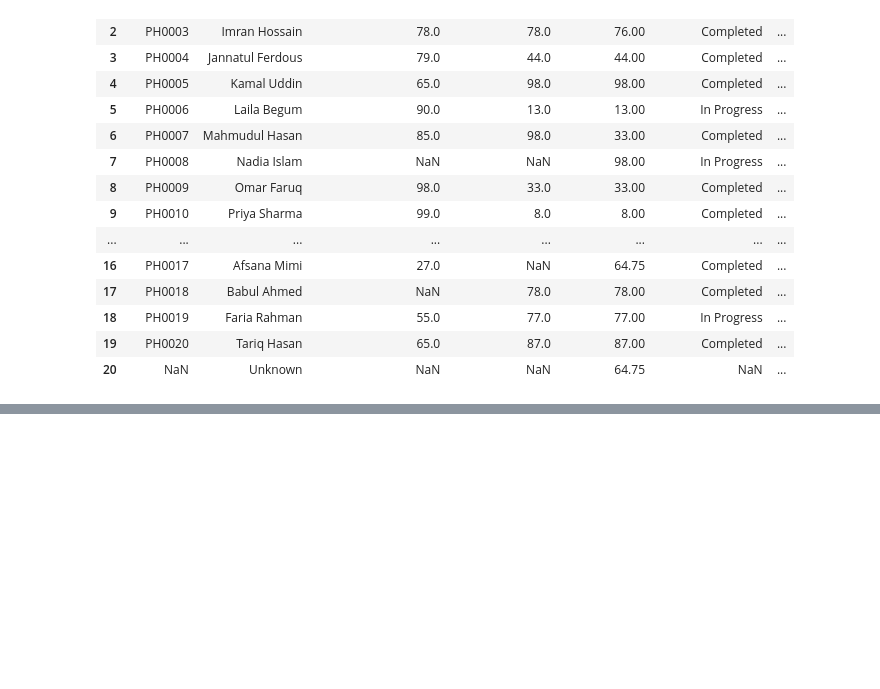
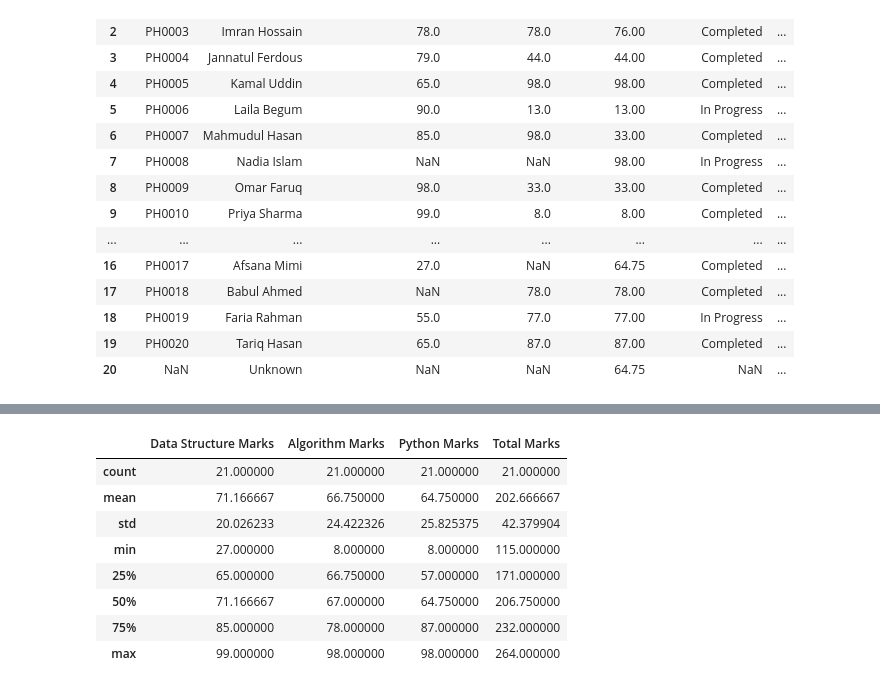
Before and after one commit to roybipro/AI-ML-learning-Phitron, a Jupyter notebook: Semister1/Module 12 :Pandas for Machine Learning/pandas2.ipynb, the cells around one changed output, grey strips where cells are left out. Cells and saved outputs as stored; diff of their text form; code cells hidden in the pictures; blank space fills up the shorter version.

```diff
--- a/Semister1/Module 12 :Pandas for Machine Learning/pandas2.ipynb
+++ b/Semister1/Module 12 :Pandas for Machine Learning/pandas2.ipynb
@@ -474,0 +575,3 @@ df
+# %%
+df['Total Marks'] = df.iloc[::,2:5].sum(axis=1)
+df
@@ -474,0 +596,12 @@ df
+# %%
+df.describe()
+# %% [output]
+|  | Data Structure Marks | Algorithm Marks | Python Marks | Total Marks |
+| count | 21.000000 | 21.000000 | 21.000000 | 21.000000 |
+| mean | 71.166667 | 66.750000 | 64.750000 | 202.666667 |
+| std | 20.026233 | 24.422326 | 25.825375 | 42.379904 |
+| min | 27.000000 | 8.000000 | 8.000000 | 115.000000 |
+| 25% | 65.000000 | 66.750000 | 57.000000 | 171.000000 |
+| 50% | 71.166667 | 67.000000 | 64.750000 | 206.750000 |
+| 75% | 85.000000 | 78.000000 | 87.000000 | 232.000000 |
+| max | 99.000000 | 98.000000 | 98.000000 | 264.000000 |
```
Also changed, not shown: parts of 10 cells of this notebook.
